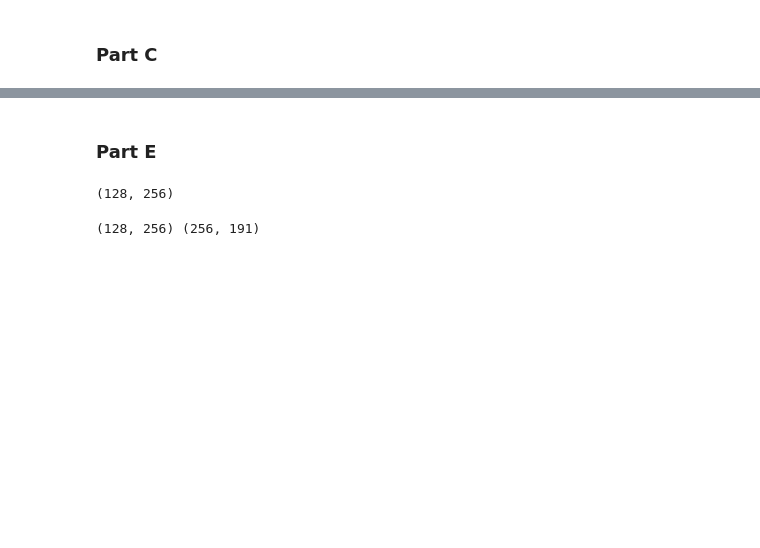
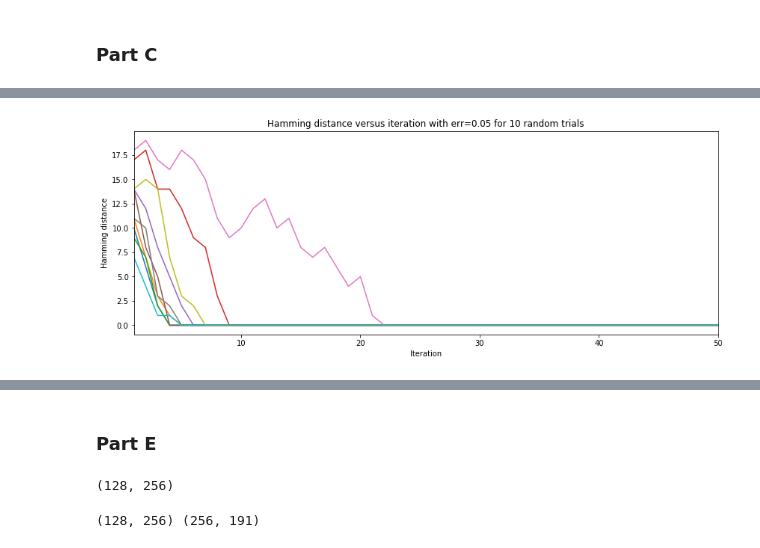
Before and after one commit to nyjgary/probabilistic-graphical-models, a Jupyter notebook: hwk3-bp/belief-propagation.ipynb, the cells around one changed output, grey strips where cells are left out. Drawn from its saved outputs; the diff is of its cells as text; code cells hidden in the pictures; blank space fills up the shorter version.

```diff
--- a/hwk3-bp/belief-propagation.ipynb
+++ b/hwk3-bp/belief-propagation.ipynb
@@ -445,9 +445,9 @@ def run_experiment(err, msg_len, n_iter, d_v=4, d_c=8):
     decoded = decode_msg(beliefs)
     hdist = hamming_dist(original, decoded)
 
-    return hdist, decoded, beliefs, beliefs_history
+    return hdist, beliefs, beliefs_history, decoded, original
 # %%
-hdist, decoded, beliefs, beliefs_history = run_experiment(.05, 256, 50)
+hdist, beliefs, beliefs_history, decoded, original = run_experiment(.05, 256, 1)
 # %%
 hdist
 # %% [output]
@@ -478,0 +482,28 @@ array([0., 0., 0., 0., 0., 0., 0., 0., 0., 0., 0., 0., 0., 0., 0., 0., 0.,
+# %%
+def plot_results(results, err, n_trials):
+    pd.DataFrame(results).T.plot(figsize=(14,5), legend=None)
+    plt.ylabel('Hamming distance')
+    plt.xlabel('Iteration')
+    plt.title('Hamming distance versus iteration with err={} for {} random trials'.format(err, n_trials))
+# %%
+def run_experiments(err, n_trials, n_iter=50, msg_len=256, d_v=4, d_c=8):
+
+    results = []
+
+    for trial_num in range(n_trials):
+        _, _, beliefs_history, _, original = run_experiment(err, msg_len, n_iter, d_v, d_c)
+
+        result = {}
+        for i in range(n_iter):
+            beliefs_at_iter = get_beliefs_at_iter(beliefs_history, i)
+            decoded = decode_msg(beliefs_at_iter)
+            result[i+1] = hamming_dist(original, decoded)
+        results.append(result)
+
+    plot_results(results, err, n_trials)
+
+    return results
+# %%
+results = run_experiments(err=0.05, n_trials=10, n_iter=50, msg_len=256, d_v=4, d_c=8)
+# %% [output]
+[figure, added]
```
Also changed, not shown: parts of 9 cells of this notebook.
